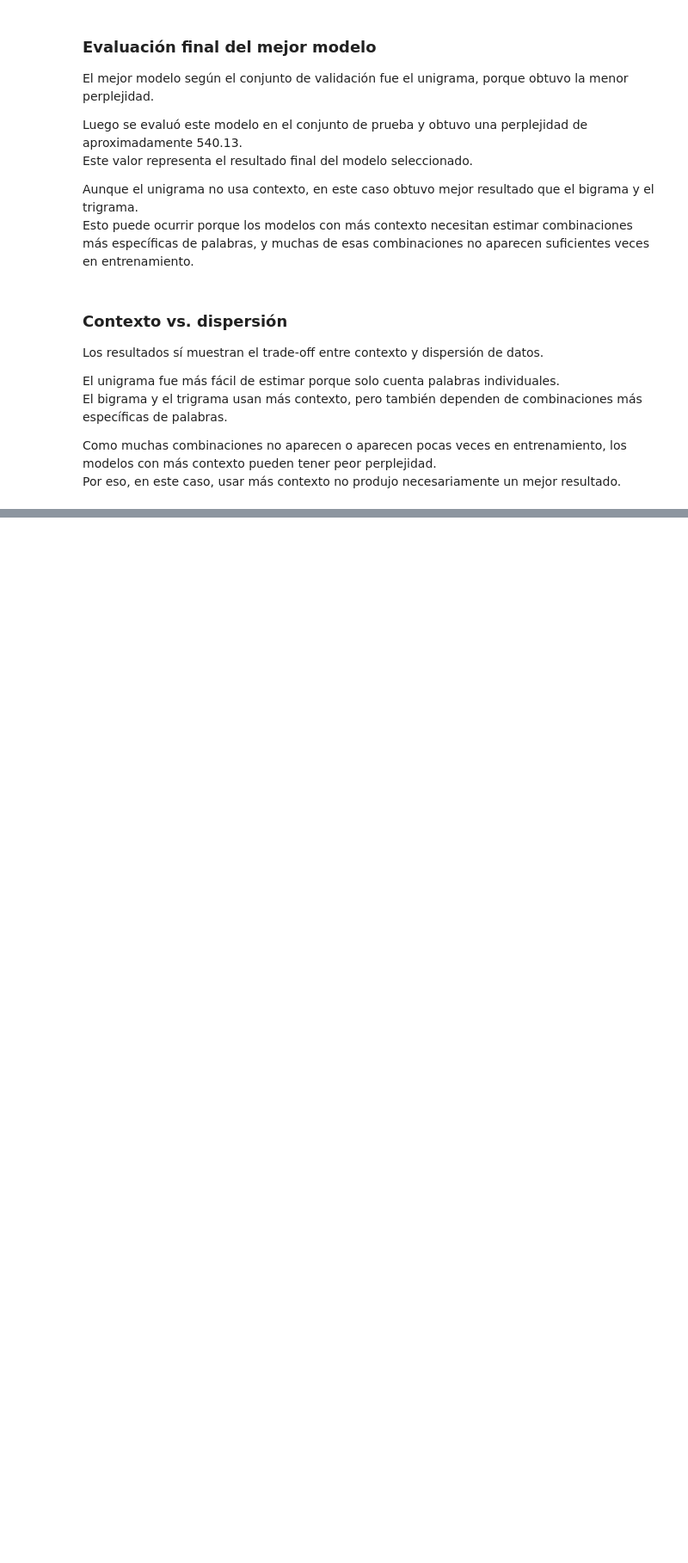
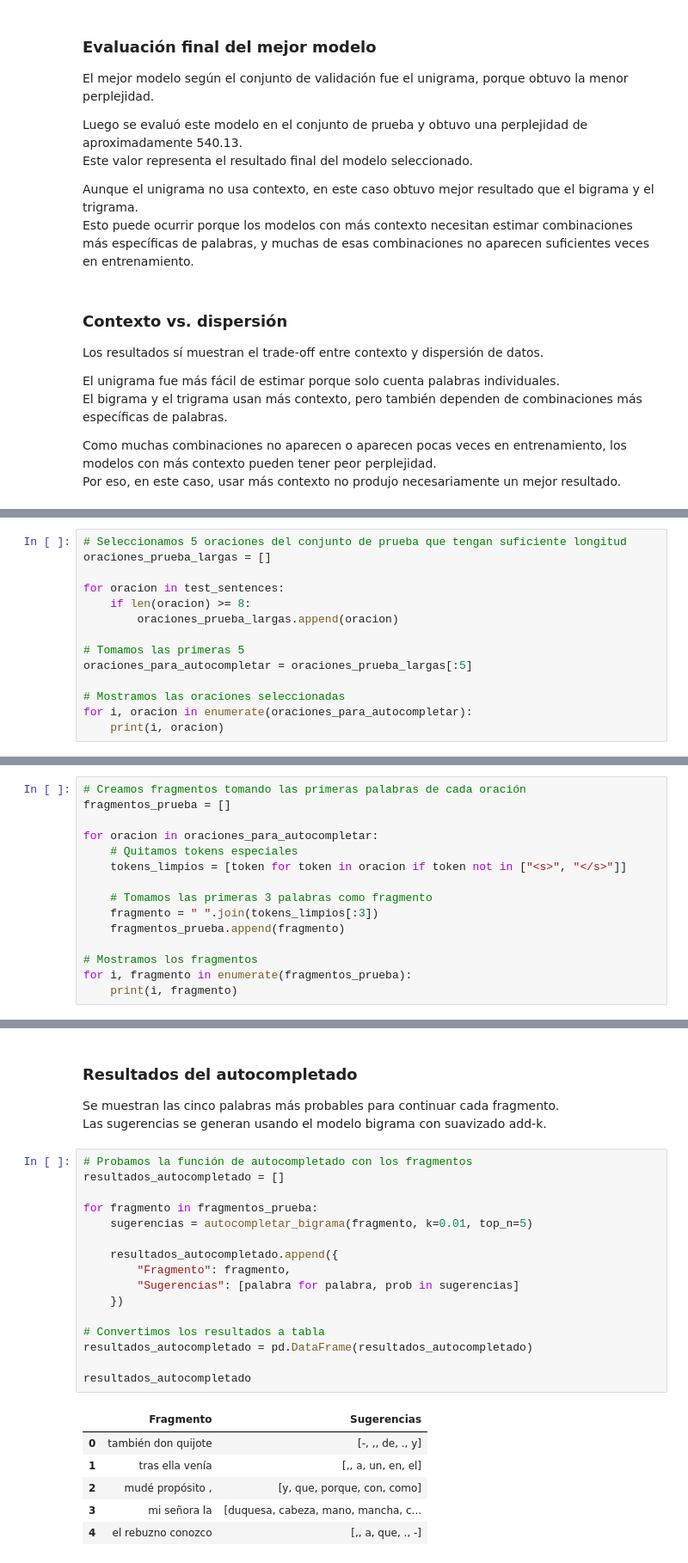
Before and after one commit to Cynthiss/NLP, a Jupyter notebook: Lab_5/Lab_5.ipynb, the cells around one changed output, grey strips where cells are left out. Shown at 86% size. Drawn from its saved outputs; the diff is of its cells as text; blank space fills up the shorter version.

```diff
--- a/Lab_5/Lab_5.ipynb
+++ b/Lab_5/Lab_5.ipynb
@@ -976,0 +1060,14 @@ Por eso, en este caso, usar más contexto no produjo necesariamente un mejor res
+# %%
+# Seleccionamos 5 oraciones del conjunto de prueba que tengan suficiente longitud
+oraciones_prueba_largas = []
+
+for oracion in test_sentences:
+    if len(oracion) >= 8:
+        oraciones_prueba_largas.append(oracion)
+
+# Tomamos las primeras 5
+oraciones_para_autocompletar = oraciones_prueba_largas[:5]
+
+# Mostramos las oraciones seleccionadas
+for i, oracion in enumerate(oraciones_para_autocompletar):
+    print(i, oracion)
@@ -976,0 +1080,15 @@ Por eso, en este caso, usar más contexto no produjo necesariamente un mejor res
+# %%
+# Creamos fragmentos tomando las primeras palabras de cada oración
+fragmentos_prueba = []
+
+for oracion in oraciones_para_autocompletar:
+    # Quitamos tokens especiales
+    tokens_limpios = [token for token in oracion if token not in ["<s>", "</s>"]]
+
+    # Tomamos las primeras 3 palabras como fragmento
+    fragmento = " ".join(tokens_limpios[:3])
+    fragmentos_prueba.append(fragmento)
+
+# Mostramos los fragmentos
+for i, fragmento in enumerate(fragmentos_prueba):
+    print(i, fragmento)
@@ -976,0 +1101,28 @@ Por eso, en este caso, usar más contexto no produjo necesariamente un mejor res
+# %% [markdown]
+### Resultados del autocompletado
+
+Se muestran las cinco palabras más probables para continuar cada fragmento.
+Las sugerencias se generan usando el modelo bigrama con suavizado add-k.
+# %%
+# Probamos la función de autocompletado con los fragmentos
+resultados_autocompletado = []
+
+for fragmento in fragmentos_prueba:
+    sugerencias = autocompletar_bigrama(fragmento, k=0.01, top_n=5)
+
+    resultados_autocompletado.append({
+        "Fragmento": fragmento,
+        "Sugerencias": [palabra for palabra, prob in sugerencias]
+    })
+
+# Convertimos los resultados a tabla
+resultados_autocompletado = pd.DataFrame(resultados_autocompletado)
+
+resultados_autocompletado
+# %% [output]
+|  | Fragmento | Sugerencias |
+| 0 | también don quijote | [-, ,, de, ., y] |
+| 1 | tras ella venía | [,, a, un, en, el] |
+| 2 | mudé propósito , | [y, que, porque, con, como] |
+| 3 | mi señora la | [duquesa, cabeza, mano, mancha, c... |
+| 4 | el rebuzno conozco | [,, a, que, ., -] |
```
Also changed, not shown: parts of 11 cells of this notebook.
